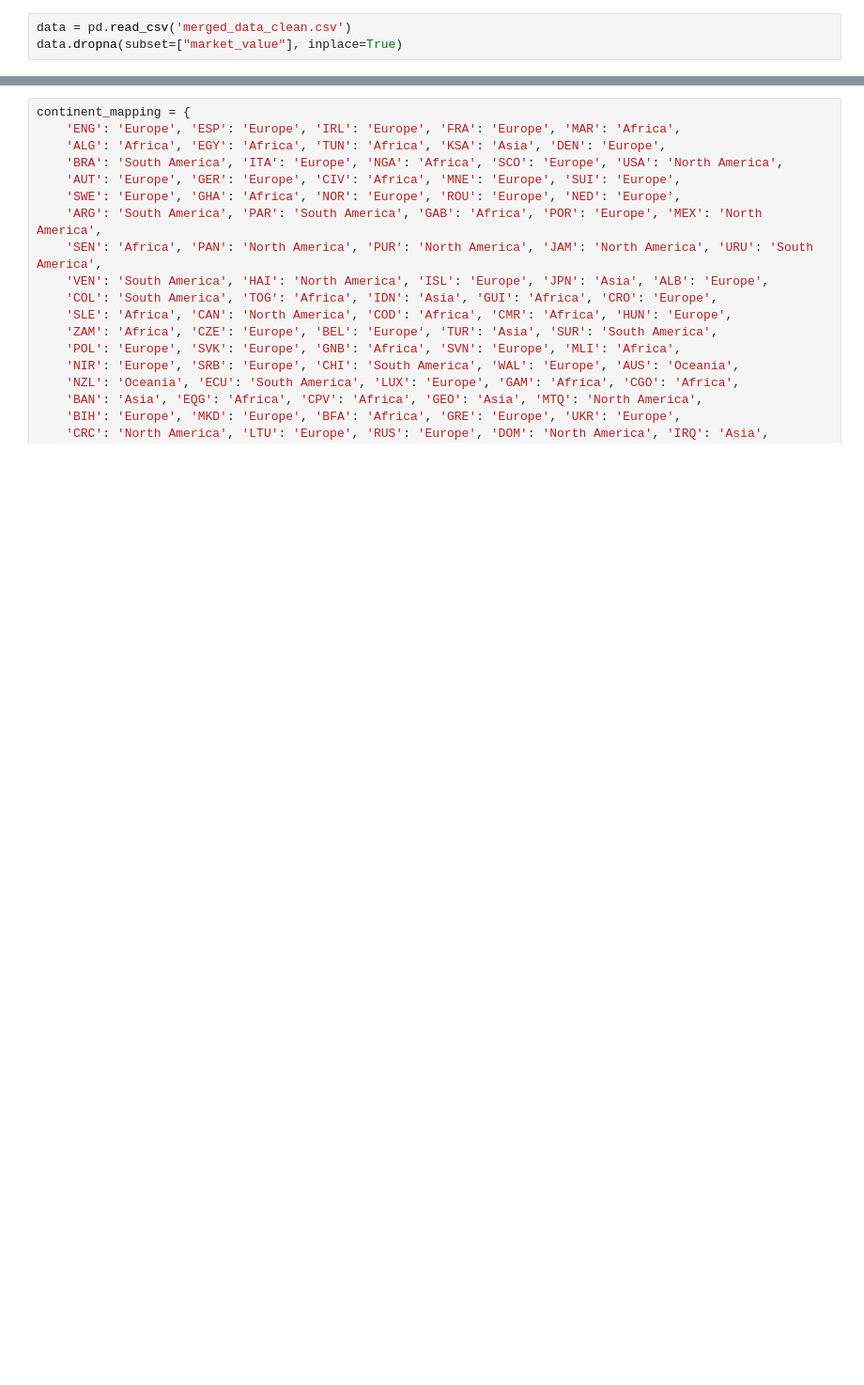
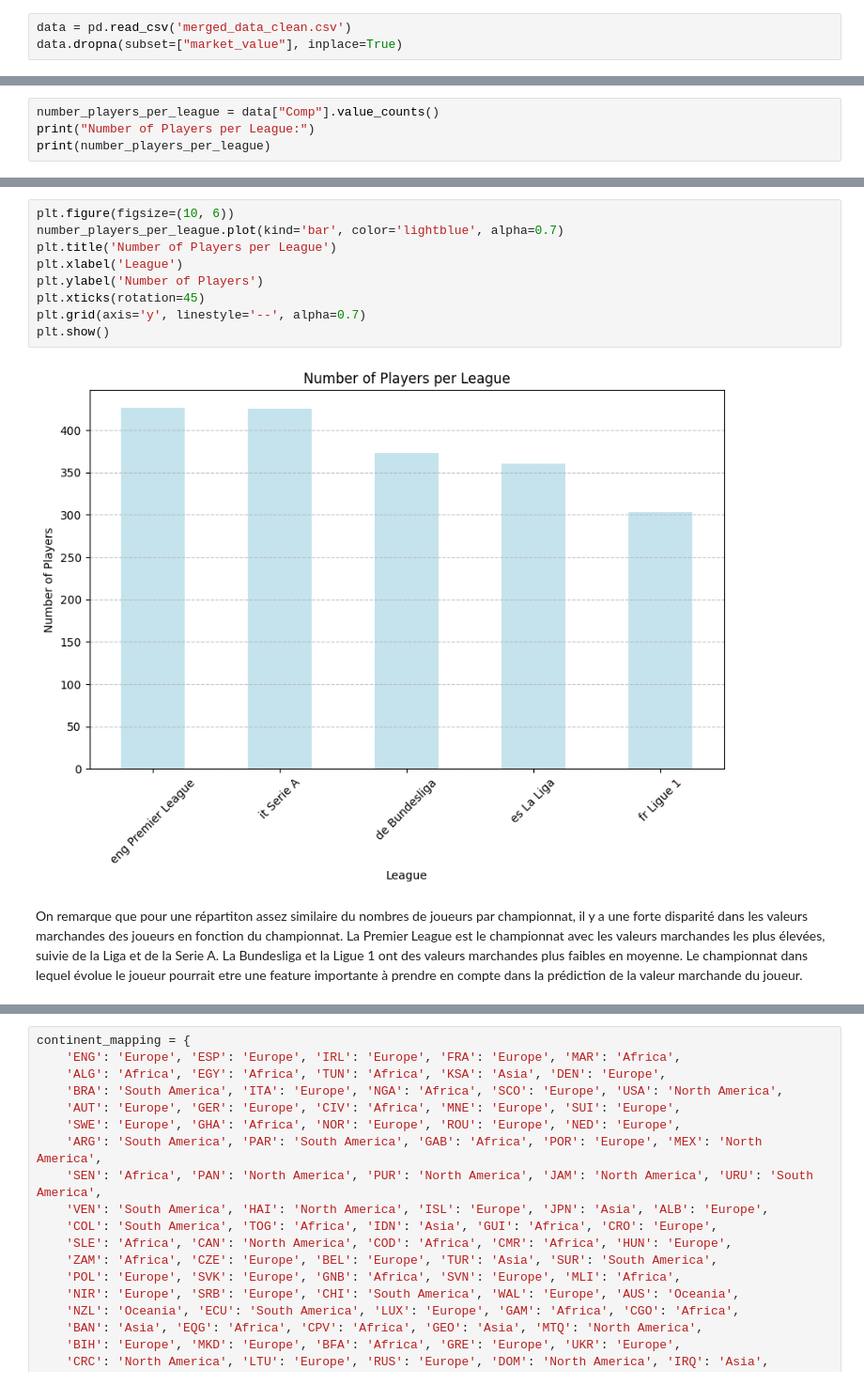
Before and after one commit to iReepr/ML-Project, a Jupyter notebook: Exercice6.ipynb, the cells around one changed output, grey strips where cells are left out. Shown at 94% size. Cells and saved outputs as stored; diff of their text form; blank space fills up the shorter version.

```diff
--- a/Exercice6.ipynb
+++ b/Exercice6.ipynb
@@ -18,0 +99,4 @@ data.dropna(subset=["market_value"], inplace=True)
+# %%
+number_players_per_league = data["Comp"].value_counts()
+print("Number of Players per League:")
+print(number_players_per_league)
@@ -18,0 +112,13 @@ data.dropna(subset=["market_value"], inplace=True)
+# %%
+plt.figure(figsize=(10, 6))
+number_players_per_league.plot(kind='bar', color='lightblue', alpha=0.7)
+plt.title('Number of Players per League')
+plt.xlabel('League')
+plt.ylabel('Number of Players')
+plt.xticks(rotation=45)
+plt.grid(axis='y', linestyle='--', alpha=0.7)
+plt.show()
+# %% [output]
+[figure, added]
+# %% [markdown]
+On remarque que pour une répartiton assez similaire du nombres de joueurs par championnat, il y a une forte disparité dans les valeurs marchandes des joueurs en fonction du championnat. La Premier League est le championnat avec les valeurs marchandes les plus élevées, suivie de la Liga et de la Serie A. La Bundesliga et la Ligue 1 ont des valeurs marchandes plus faibles en moyenne. Le championnat dans lequel évolue le joueur pourrait etre une feature importante à prendre en compte dans la prédiction de la valeur marchande du joueur.
```
Also changed, not shown: parts of 100 cells of this notebook, 1 other file.
